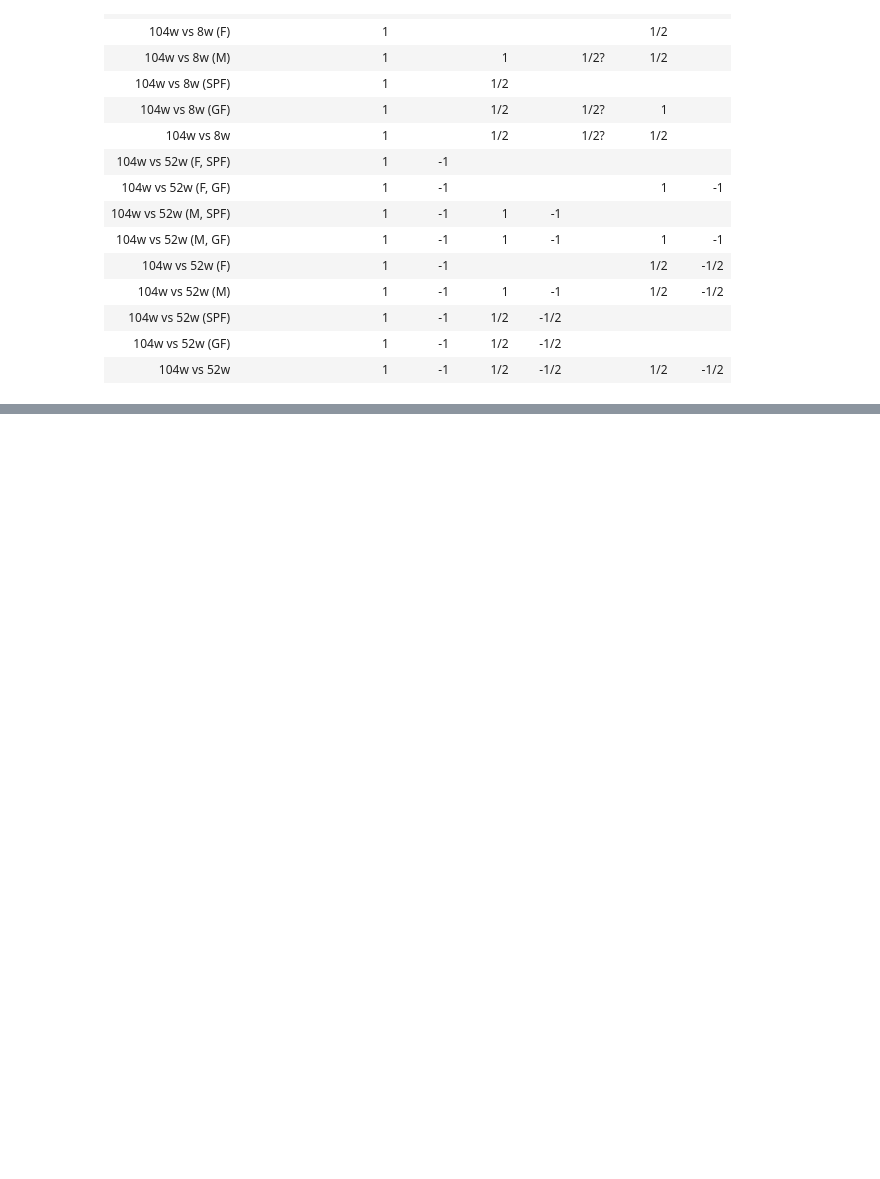
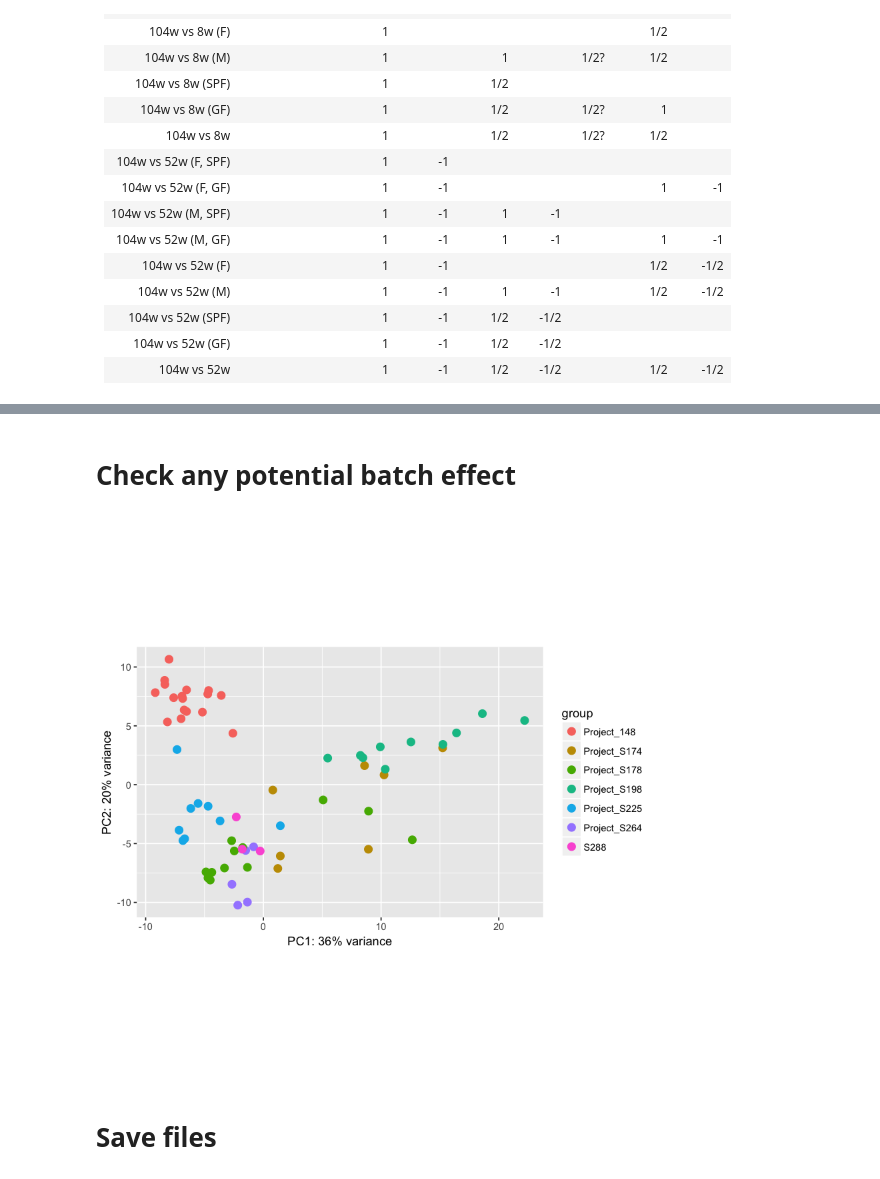
Before and after one commit to anuprulez/amma, a Jupyter notebook: src/dge_analysis.ipynb, the cells around one changed output, grey strips where cells are left out. Saved outputs shown, nothing was run; the diff lists cells and outputs as text; code cells hidden in the pictures; blank space fills up the shorter version.

```diff
--- a/src/dge_analysis.ipynb
+++ b/src/dge_analysis.ipynb
@@ -866,3 +964,12 @@ head(norm_counts)
+# %% [markdown]
+# Check any potential batch effect
+# %%
+rld <- rlog(dds)
+plotPCA(rld, intgroup = "project")
+# %% [output]
+[figure, added]
+# %% [markdown]
+# Save files
 # %%
 save(dge, file = "../results/dge/dge.RData")
 save(norm_counts, file="../results/dge/norm_counts.RData")
```
Also changed, not shown: parts of 44 cells of this notebook, 1 other file.
